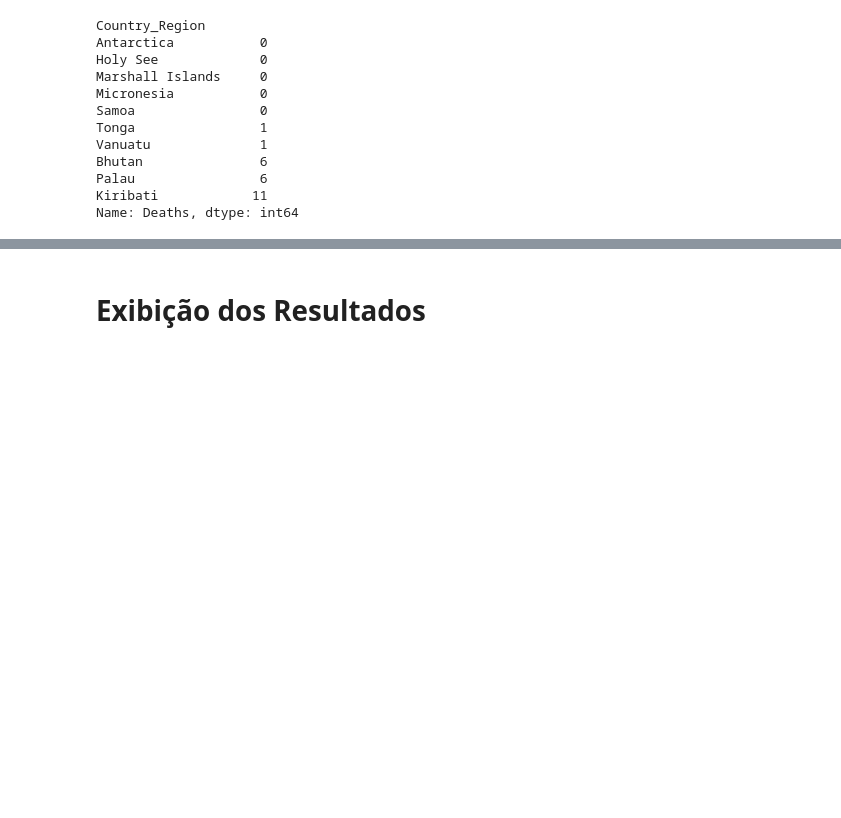
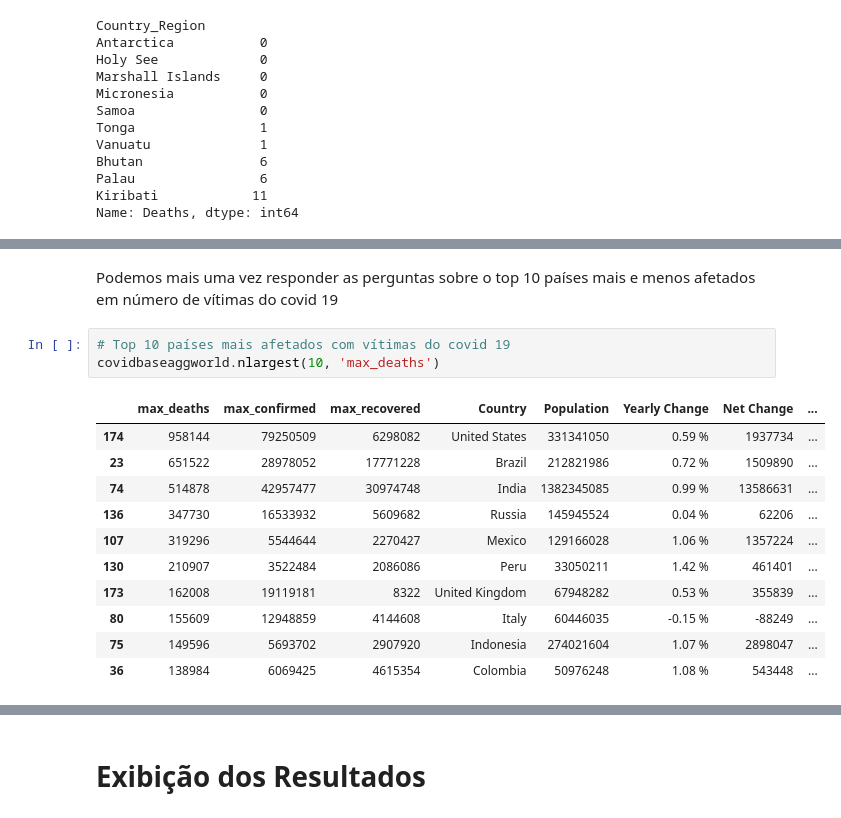
Before and after one commit to joaonart/mcz-pl-a4-modelo-ja, a Jupyter notebook: notebooks/PL_A4_modelo_joaoalves.ipynb, the cells around one changed output, grey strips where cells are left out. Drawn from its saved outputs; the diff is of its cells as text; blank space fills up the shorter version.

```diff
--- a/notebooks/PL_A4_modelo_joaoalves.ipynb
+++ b/notebooks/PL_A4_modelo_joaoalves.ipynb
@@ -219,0 +311,17 @@ display(covidbase.groupby('Country_Region') \
+# %% [markdown]
+Podemos mais uma vez responder as perguntas sobre o top 10 países mais e menos afetados em número de vítimas do covid 19
+# %%
+# Top 10 países mais afetados com vítimas do covid 19
+covidbaseaggworld.nlargest(10, 'max_deaths')
+# %% [output]
+|  | max_deaths | max_confirmed | max_recovered | Country | Population | Yearly Change | Net Change | ... |
+| 174 | 958144 | 79250509 | 6298082 | United States | 331341050 | 0.59 % | 1937734 | ... |
+| 23 | 651522 | 28978052 | 17771228 | Brazil | 212821986 | 0.72 % | 1509890 | ... |
+| 74 | 514878 | 42957477 | 30974748 | India | 1382345085 | 0.99 % | 13586631 | ... |
+| 136 | 347730 | 16533932 | 5609682 | Russia | 145945524 | 0.04 % | 62206 | ... |
+| 107 | 319296 | 5544644 | 2270427 | Mexico | 129166028 | 1.06 % | 1357224 | ... |
+| 130 | 210907 | 3522484 | 2086086 | Peru | 33050211 | 1.42 % | 461401 | ... |
+| 173 | 162008 | 19119181 | 8322 | United Kingdom | 67948282 | 0.53 % | 355839 | ... |
+| 80 | 155609 | 12948859 | 4144608 | Italy | 60446035 | -0.15 % | -88249 | ... |
+| 75 | 149596 | 5693702 | 2907920 | Indonesia | 274021604 | 1.07 % | 2898047 | ... |
+| 36 | 138984 | 6069425 | 4615354 | Colombia | 50976248 | 1.08 % | 543448 | ... |
```
Also changed, not shown: parts of 22 cells of this notebook.
